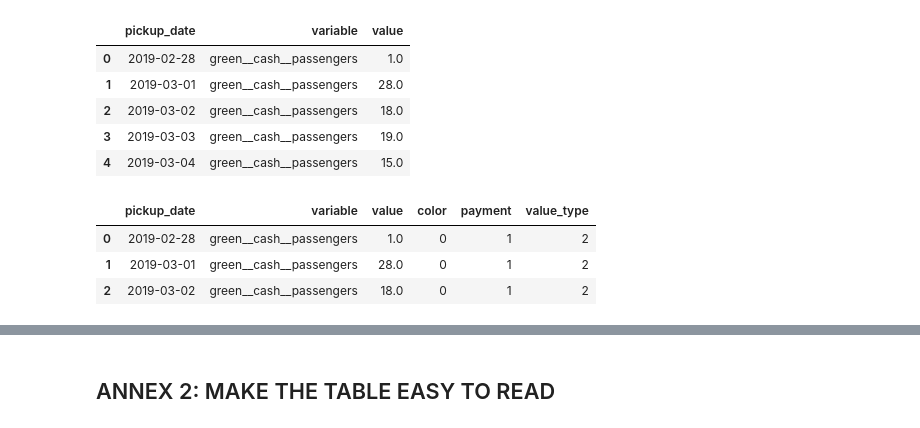
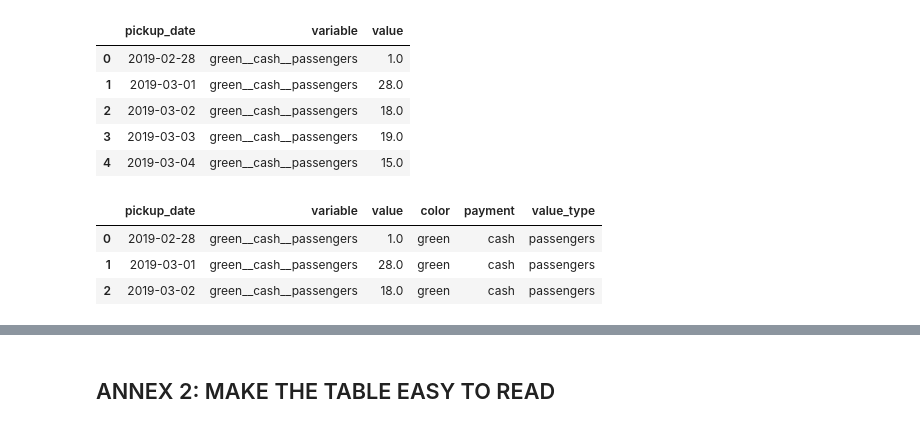
Before and after one commit to massardier/python_memo, a Jupyter notebook: pandas_manipulations.ipynb, the cells around one changed output, grey strips where cells are left out. Saved outputs shown, nothing was run; the diff lists cells and outputs as text; code cells hidden in the pictures.

```diff
--- a/pandas_manipulations.ipynb
+++ b/pandas_manipulations.ipynb
@@ -156,10 +156,15 @@ Name: pickup, dtype: object
 # %%
+taxis['dropoff'] = pd.to_datetime(taxis['dropoff'])
+
 # extract information from the time column:
 taxis['pickup_date'] = taxis.pickup.dt.date # extract the date
 taxis['pickup_hour'] = taxis.pickup.dt.hour # the hour
-taxis['pickup_dow'] = taxis.pickup.dt.weekday # the day of week
+taxis['pickup_dow'] = taxis.pickup.dt.weekday # the day of week as a number
+taxis['pickup_dow_name'] = taxis.pickup.dt.day_name() # the day of week as a text
+
 taxis['ride_duration'] = taxis.dropoff - taxis.pickup # calculate the ride duration
-taxis['ride_duration_in_sec'] = taxis.ride_duration.dt.seconds
+taxis['ride_duration_in_sec1'] = taxis.ride_duration.dt.seconds
 
-taxis[['pickup','pickup_date','pickup_hour','pickup_dow','ride_duration','ride_duration_in_sec']].head(3)
+taxis[['pickup','pickup_date','pickup_hour','pickup_dow',\
+       'ride_duration','ride_duration_in_sec','pickup_dow_name','pickup_dow']].head(3)
 # %% [output]
@@ -169,0 +172,2 @@ taxis[['pickup','pickup_date','pickup_hour','pickup_dow','ride_duration','ride_d
+# %%
+taxis['ride_duration_in_sec'] = taxis.ride_duration.dt.total_seconds() # same as with .dt.seconds, what's the point?
@@ -913,11 +1143,11 @@ simplified_taxis_long.head()
 # %%
 # split the values in the 'variable' column into several columns:
 
-simplified_taxis_long['color'],simplified_taxis_long['payment'],simplified_taxis_long['value_type']=simplified_taxis_long['variable'].str.split('__', expand=True)
+simplified_taxis_long[['color','payment','value_type']]=simplified_taxis_long['variable'].str.split('__', expand=True)
 
 simplified_taxis_long.head(3)
 # %% [output]
 |  | pickup_date | variable | value | color | payment | value_type |
-| 0 | 2019-02-28 | green__cash__passengers | 1.0 | 0 | 1 | 2 |
-| 1 | 2019-03-01 | green__cash__passengers | 28.0 | 0 | 1 | 2 |
-| 2 | 2019-03-02 | green__cash__passengers | 18.0 | 0 | 1 | 2 |
+| 0 | 2019-02-28 | green__cash__passengers | 1.0 | green | cash | passengers |
+| 1 | 2019-03-01 | green__cash__passengers | 28.0 | green | cash | passengers |
+| 2 | 2019-03-02 | green__cash__passengers | 18.0 | green | cash | passengers |
```
Also changed, not shown: parts of 34 cells of this notebook.
